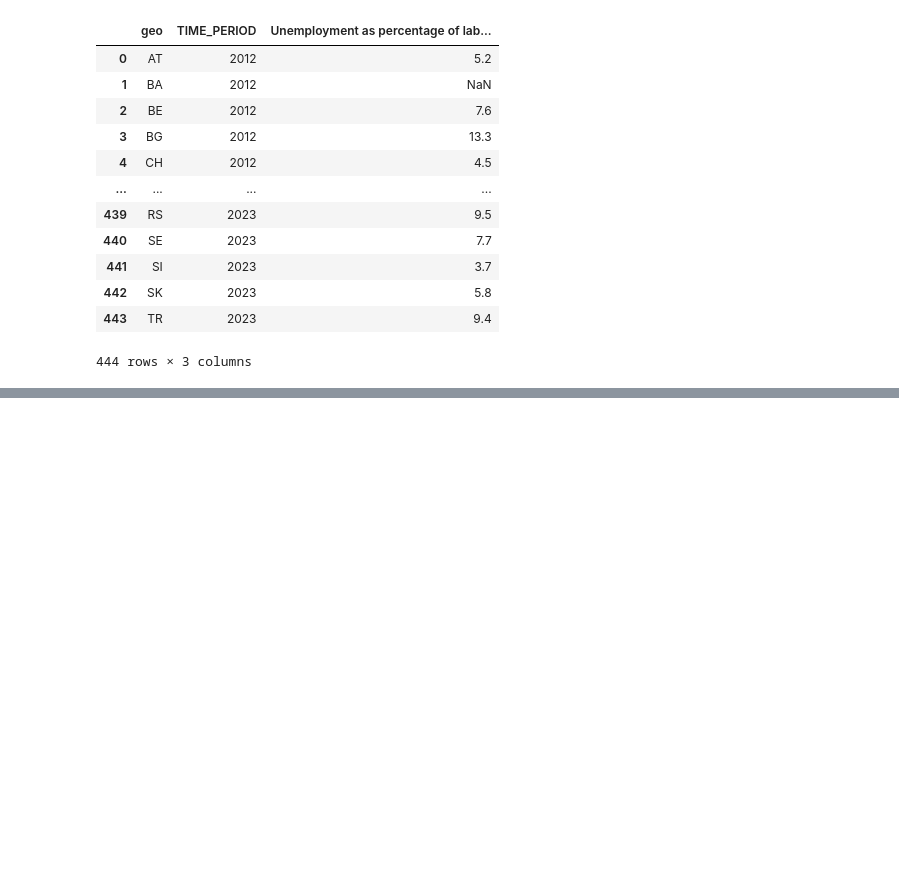
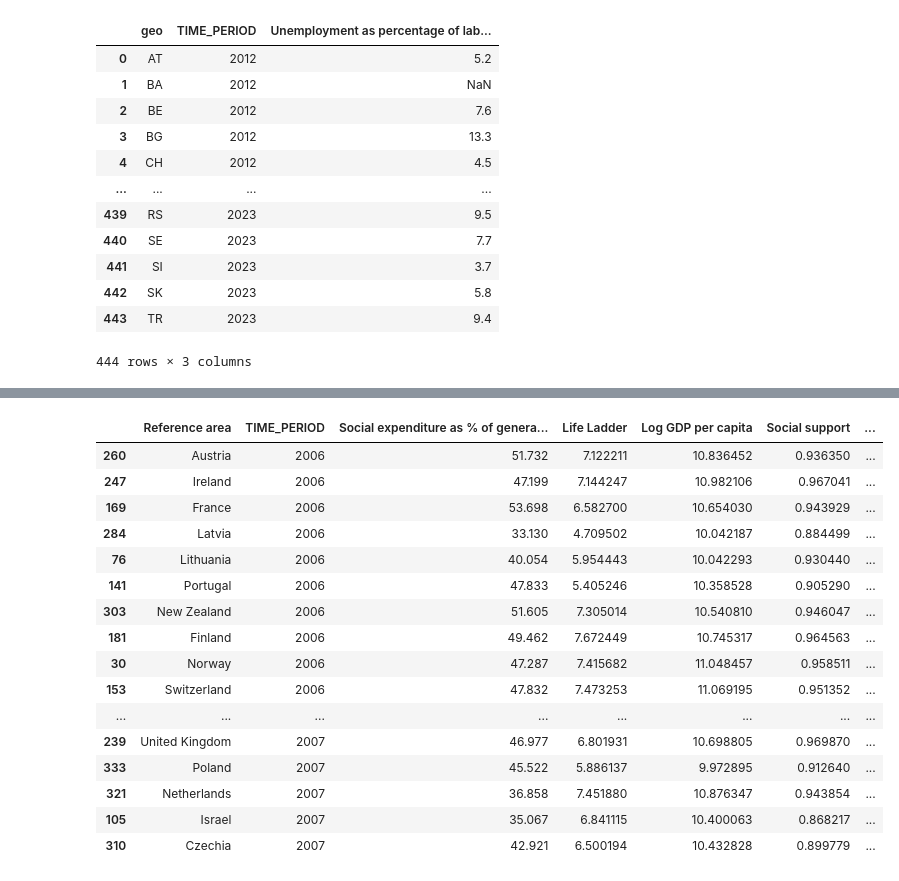
Before and after one commit to TRossen89/BI_Exam, a Jupyter notebook: SocialBenefitsEmploymentAndGDP.ipynb, the cells around one changed output, grey strips where cells are left out. Drawn from its saved outputs; the diff is of its cells as text; code cells hidden in the pictures; blank space fills up the shorter version.

Commit message:
More data cleaning and 2 mergings of data

```diff
--- a/SocialBenefitsEmploymentAndGDP.ipynb
+++ b/SocialBenefitsEmploymentAndGDP.ipynb
@@ -1688,0 +1731,3 @@ unempl_clean_df
+# %%
+world_happiness_clean_df.rename(columns = {"Year": "TIME_PERIOD", "Country name": "Reference area"}, inplace=True)
+world_happiness_clean_df.head()
@@ -1688,0 +1760,2 @@ unempl_clean_df
+# %%
+social_exp_clean_df.drop(columns="REF_AREA", inplace=True)
@@ -1688,0 +1801,3 @@ unempl_clean_df
+# %%
+merged_df2 = pd.merge(social_exp_clean_df, world_happiness_clean_df, on =['Reference area', 'TIME_PERIOD'], how='inner')
+merged_df2.head()
@@ -1688,0 +1832,21 @@ unempl_clean_df
+# %%
+merged_df2.sort_values(by="TIME_PERIOD", inplace=True)
+merged_df2.iloc[:20]
+# %% [output]
+|  | Reference area | TIME_PERIOD | Social expenditure as % of genera... | Life Ladder | Log GDP per capita | Social support | ... |
+| 260 | Austria | 2006 | 51.732 | 7.122211 | 10.836452 | 0.936350 | ... |
+| 247 | Ireland | 2006 | 47.199 | 7.144247 | 10.982106 | 0.967041 | ... |
+| 169 | France | 2006 | 53.698 | 6.582700 | 10.654030 | 0.943929 | ... |
+| 284 | Latvia | 2006 | 33.130 | 4.709502 | 10.042187 | 0.884499 | ... |
+| 76 | Lithuania | 2006 | 40.054 | 5.954443 | 10.042293 | 0.930440 | ... |
+| 141 | Portugal | 2006 | 47.833 | 5.405246 | 10.358528 | 0.905290 | ... |
+| 303 | New Zealand | 2006 | 51.605 | 7.305014 | 10.540810 | 0.946047 | ... |
+| 181 | Finland | 2006 | 49.462 | 7.672449 | 10.745317 | 0.964563 | ... |
+| 30 | Norway | 2006 | 47.287 | 7.415682 | 11.048457 | 0.958511 | ... |
+| 153 | Switzerland | 2006 | 47.832 | 7.473253 | 11.069195 | 0.951352 | ... |
+| ... | ... | ... | ... | ... | ... | ... | ... |
+| 239 | United Kingdom | 2007 | 46.977 | 6.801931 | 10.698805 | 0.969870 | ... |
+| 333 | Poland | 2007 | 45.522 | 5.886137 | 9.972895 | 0.912640 | ... |
+| 321 | Netherlands | 2007 | 36.858 | 7.451880 | 10.876347 | 0.943854 | ... |
+| 105 | Israel | 2007 | 35.067 | 6.841115 | 10.400063 | 0.868217 | ... |
+| 310 | Czechia | 2007 | 42.921 | 6.500194 | 10.432828 | 0.899779 | ... |
```
Also changed, not shown: parts of 37 cells of this notebook.
